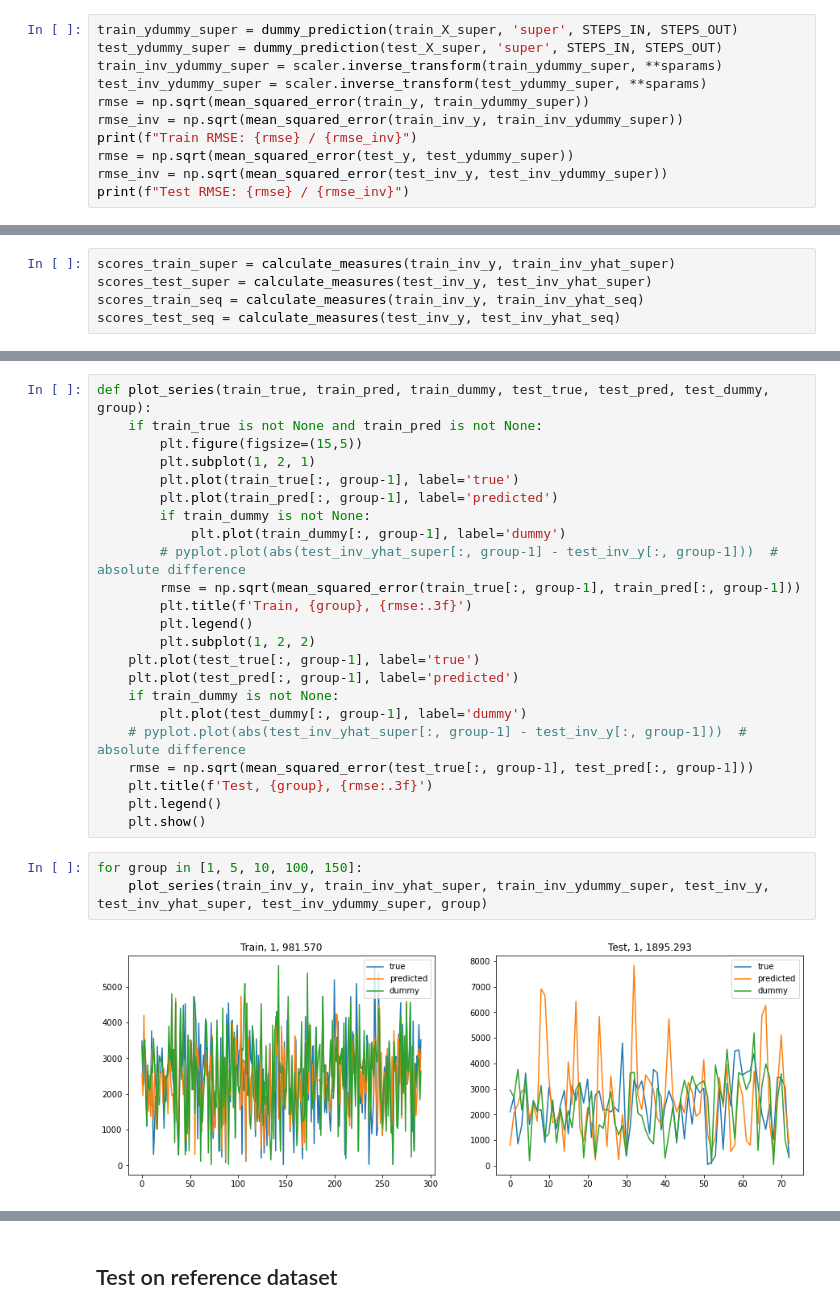
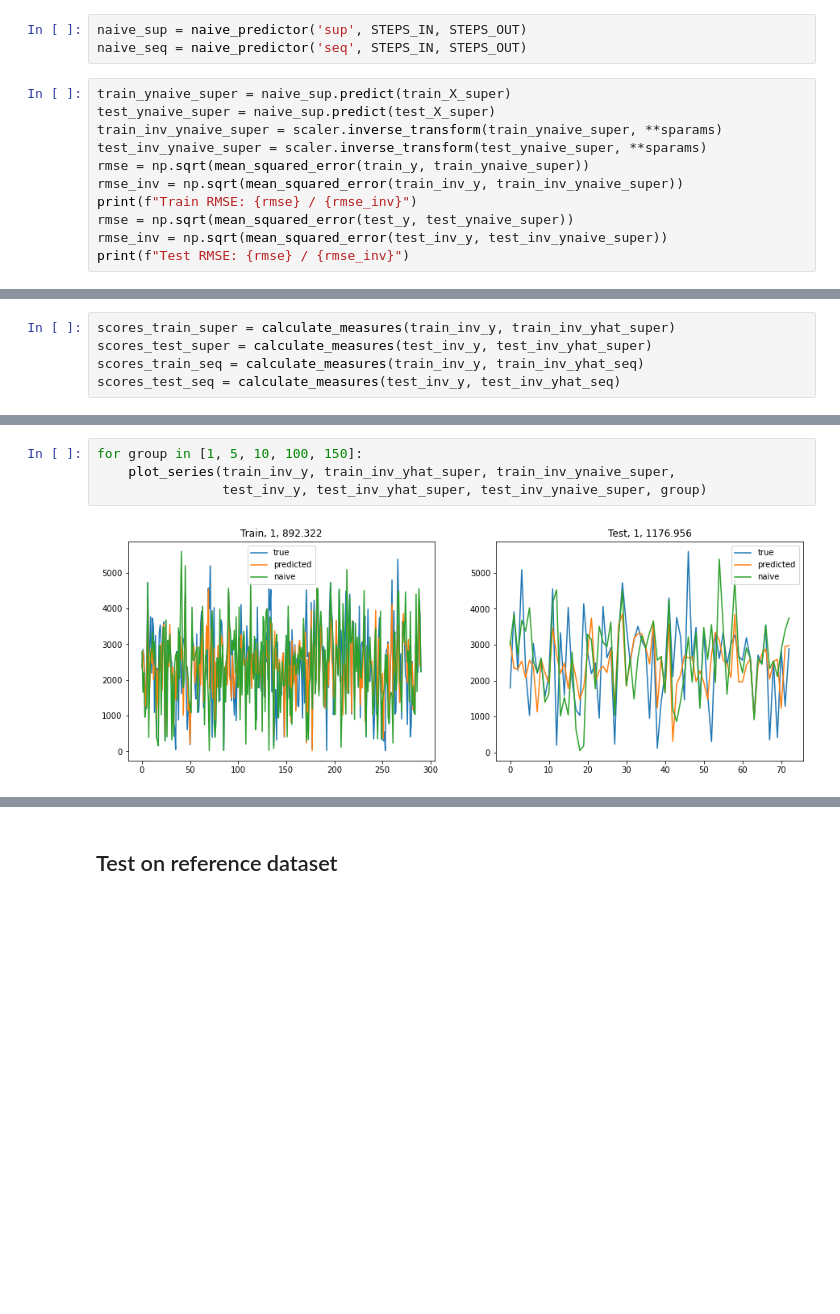
Before and after one commit to zuzannakarwowska/microbiome_interactions_project, a Jupyter notebook: notebooks/demo_MLP.ipynb, the cells around one changed output, grey strips where cells are left out. Saved outputs shown, nothing was run; the diff lists cells and outputs as text; blank space fills up the shorter version.

```diff
--- a/notebooks/demo_MLP.ipynb
+++ b/notebooks/demo_MLP.ipynb
@@ -615,12 +493,15 @@ def dummy_prediction(train_X, type_, STEPS_IN, STEPS_OUT):
+# %%
+naive_sup = naive_predictor('sup', STEPS_IN, STEPS_OUT)
+naive_seq = naive_predictor('seq', STEPS_IN, STEPS_OUT)
 # %%
-train_ydummy_super = dummy_prediction(train_X_super, 'super', STEPS_IN, STEPS_OUT)
-test_ydummy_super = dummy_prediction(test_X_super, 'super', STEPS_IN, STEPS_OUT)
-train_inv_ydummy_super = scaler.inverse_transform(train_ydummy_super, **sparams)
-test_inv_ydummy_super = scaler.inverse_transform(test_ydummy_super, **sparams)
-rmse = np.sqrt(mean_squared_error(train_y, train_ydummy_super))
-rmse_inv = np.sqrt(mean_squared_error(train_inv_y, train_inv_ydummy_super))
+train_ynaive_super = naive_sup.predict(train_X_super)
+test_ynaive_super = naive_sup.predict(test_X_super)
+train_inv_ynaive_super = scaler.inverse_transform(train_ynaive_super, **sparams)
+test_inv_ynaive_super = scaler.inverse_transform(test_ynaive_super, **sparams)
+rmse = np.sqrt(mean_squared_error(train_y, train_ynaive_super))
+rmse_inv = np.sqrt(mean_squared_error(train_inv_y, train_inv_ynaive_super))
 print(f"Train RMSE: {rmse} / {rmse_inv}")
-rmse = np.sqrt(mean_squared_error(test_y, test_ydummy_super))
-rmse_inv = np.sqrt(mean_squared_error(test_inv_y, test_inv_ydummy_super))
+rmse = np.sqrt(mean_squared_error(test_y, test_ynaive_super))
+rmse_inv = np.sqrt(mean_squared_error(test_inv_y, test_inv_ynaive_super))
 print(f"Test RMSE: {rmse} / {rmse_inv}")
 # %% [output]
@@ -754,28 +624,6 @@ scores_test_seq = calculate_measures(test_inv_y, test_inv_yhat_seq)
-# %%
-def plot_series(train_true, train_pred, train_dummy, test_true, test_pred, test_dummy, group):
-    if train_true is not None and train_pred is not None:
-        plt.figure(figsize=(15,5))
-        plt.subplot(1, 2, 1)
-        plt.plot(train_true[:, group-1], label='true')
-        plt.plot(train_pred[:, group-1], label='predicted')
-        if train_dummy is not None:
-            plt.plot(train_dummy[:, group-1], label='dummy')
-        # pyplot.plot(abs(test_inv_yhat_super[:, group-1] - test_inv_y[:, group-1]))  # absolute difference
-        rmse = np.sqrt(mean_squared_error(train_true[:, group-1], train_pred[:, group-1]))
-        plt.title(f'Train, {group}, {rmse:.3f}')
-        plt.legend()
-        plt.subplot(1, 2, 2)
-    plt.plot(test_true[:, group-1], label='true')
-    plt.plot(test_pred[:, group-1], label='predicted')
-    if train_dummy is not None:
-        plt.plot(test_dummy[:, group-1], label='dummy')
-    # pyplot.plot(abs(test_inv_yhat_super[:, group-1] - test_inv_y[:, group-1]))  # absolute difference
-    rmse = np.sqrt(mean_squared_error(test_true[:, group-1], test_pred[:, group-1]))
-    plt.title(f'Test, {group}, {rmse:.3f}')
-    plt.legend()
-    plt.show()
 # %%
 for group in [1, 5, 10, 100, 150]:
-    plot_series(train_inv_y, train_inv_yhat_super, train_inv_ydummy_super, test_inv_y, test_inv_yhat_super, test_inv_ydummy_super, group)
+    plot_series(train_inv_y, train_inv_yhat_super, train_inv_ynaive_super,
+                test_inv_y, test_inv_yhat_super, test_inv_ynaive_super, group)
 # %% [output]
-[figure, old version]
+[figure, new version]
```
Also changed, not shown: parts of 36 cells of this notebook, 5 other files.
